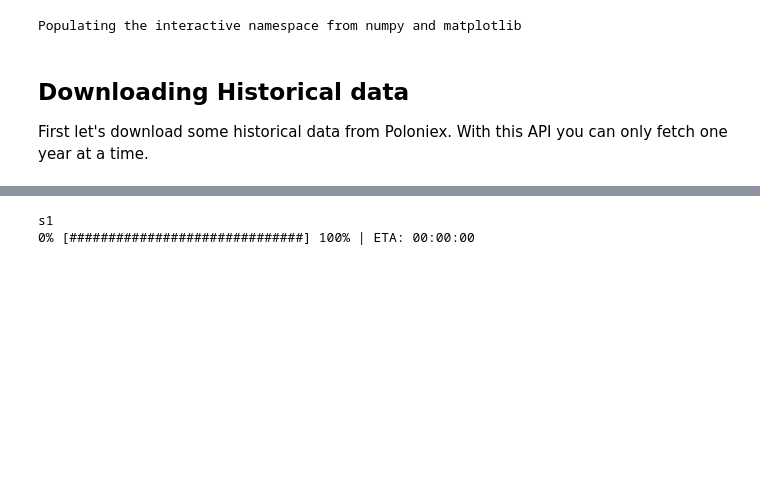
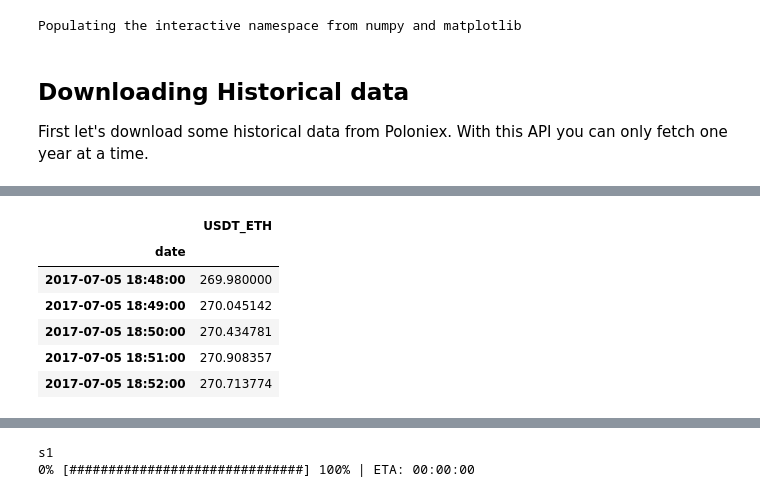
Before and after one commit to fccoelho/crypto_algo_trading, a Jupyter notebook: BT_based_backtesting.ipynb, the cells around one changed output, grey strips where cells are left out. Cells and saved outputs as stored; diff of their text form; code cells hidden in the pictures; blank space fills up the shorter version.

```diff
--- a/BT_based_backtesting.ipynb
+++ b/BT_based_backtesting.ipynb
@@ -30,0 +67,10 @@ Downloading data from 2016-07-09 18:48:39.850286 to 2017-07-08 18:48:39.850286
+# %%
+rates['USDT_ETH'].head()
+# %% [output]
+|  | USDT_ETH |
+| date |  |
+| 2017-07-05 18:48:00 | 269.980000 |
+| 2017-07-05 18:49:00 | 270.045142 |
+| 2017-07-05 18:50:00 | 270.434781 |
+| 2017-07-05 18:51:00 | 270.908357 |
+| 2017-07-05 18:52:00 | 270.713774 |
```
Also changed, not shown: parts of 11 cells of this notebook.
